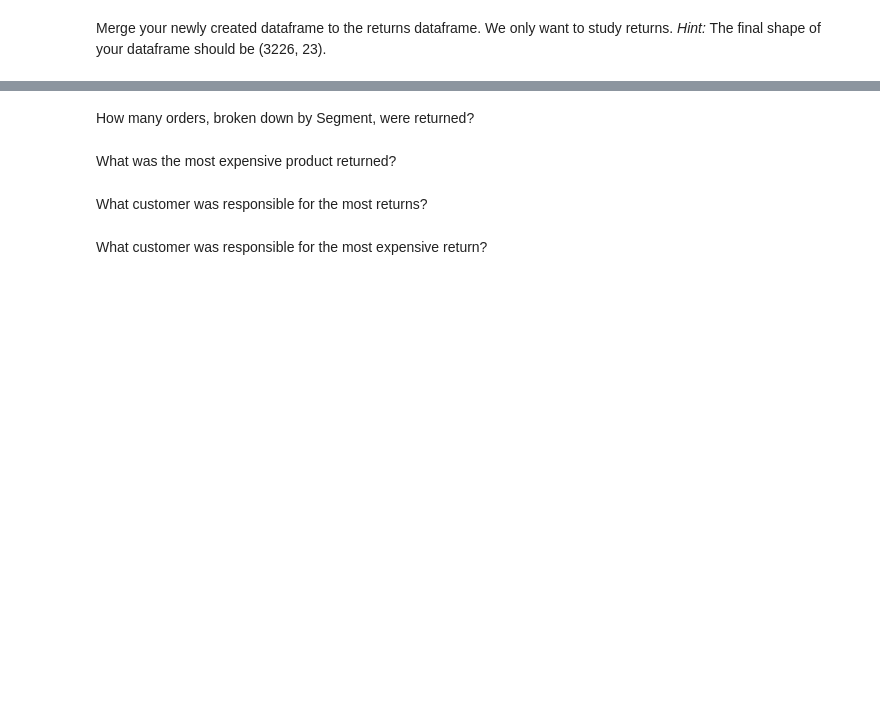
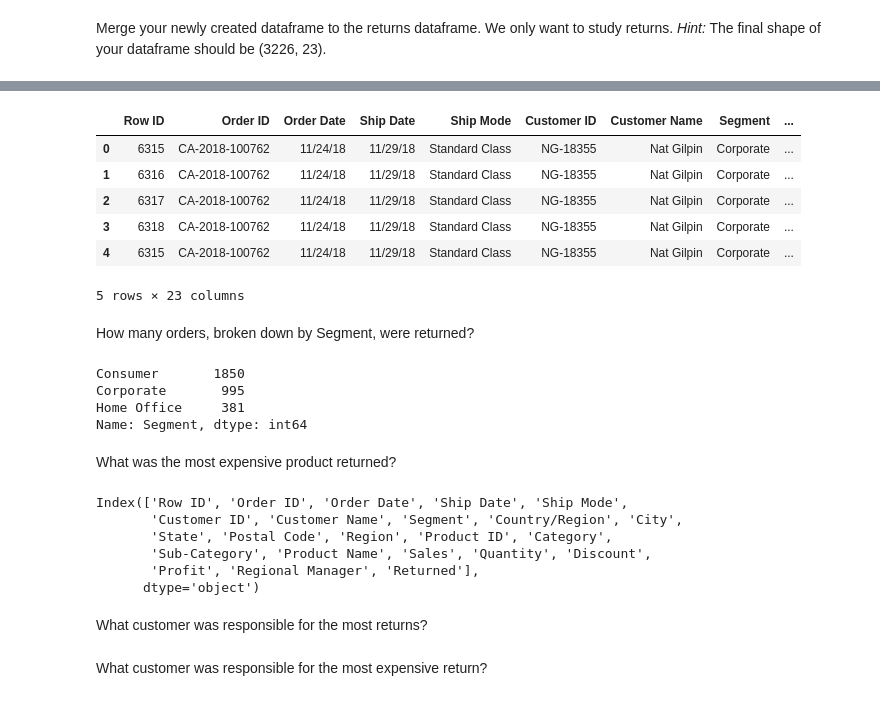
Before and after one commit to sikoh/DS-Data-Wrangling-and-Storytelling, a Jupyter notebook: Join-And-Reshape-Data/DS_JoinAndReshapeData_Lecture_Notes.ipynb, the cells around one changed output, grey strips where cells are left out. Saved outputs shown, nothing was run; the diff lists cells and outputs as text; code cells hidden in the pictures; blank space fills up the shorter version.

```diff
--- a/Join-And-Reshape-Data/DS_JoinAndReshapeData_Lecture_Notes.ipynb
+++ b/Join-And-Reshape-Data/DS_JoinAndReshapeData_Lecture_Notes.ipynb
@@ -469,7 +527,33 @@ Merge your newly created dataframe to the returns dataframe. We only want to stu
+# %%
+merge_o_and_p_and_ret.head()
+# %% [output]
+|  | Row ID | Order ID | Order Date | Ship Date | Ship Mode | Customer ID | Customer Name | Segment | ... |
+| 0 | 6315 | CA-2018-100762 | 11/24/18 | 11/29/18 | Standard Class | NG-18355 | Nat Gilpin | Corporate | ... |
+| 1 | 6316 | CA-2018-100762 | 11/24/18 | 11/29/18 | Standard Class | NG-18355 | Nat Gilpin | Corporate | ... |
+| 2 | 6317 | CA-2018-100762 | 11/24/18 | 11/29/18 | Standard Class | NG-18355 | Nat Gilpin | Corporate | ... |
+| 3 | 6318 | CA-2018-100762 | 11/24/18 | 11/29/18 | Standard Class | NG-18355 | Nat Gilpin | Corporate | ... |
+| 4 | 6315 | CA-2018-100762 | 11/24/18 | 11/29/18 | Standard Class | NG-18355 | Nat Gilpin | Corporate | ... |
+5 rows × 23 columns
 # %% [markdown]
 How many orders, broken down by Segment, were returned?
+# %%
+merge_o_and_p_and_ret['Segment'].value_counts()
+# %% [output]
+Consumer       1850
+Corporate       995
+Home Office     381
+Name: Segment, dtype: int64
 # %% [markdown]
 What was the most expensive product returned?
+# %%
+merge_o_and_p_and_ret.columns
+# %% [output]
+Index(['Row ID', 'Order ID', 'Order Date', 'Ship Date', 'Ship Mode',
+       'Customer ID', 'Customer Name', 'Segment', 'Country/Region', 'City',
+       'State', 'Postal Code', 'Region', 'Product ID', 'Category',
+       'Sub-Category', 'Product Name', 'Sales', 'Quantity', 'Discount',
+       'Profit', 'Regional Manager', 'Returned'],
+      dtype='object')
 # %% [markdown]
 What customer was responsible for the most returns?
 # %% [markdown]
```
Also changed, not shown: parts of 10 cells of this notebook.
